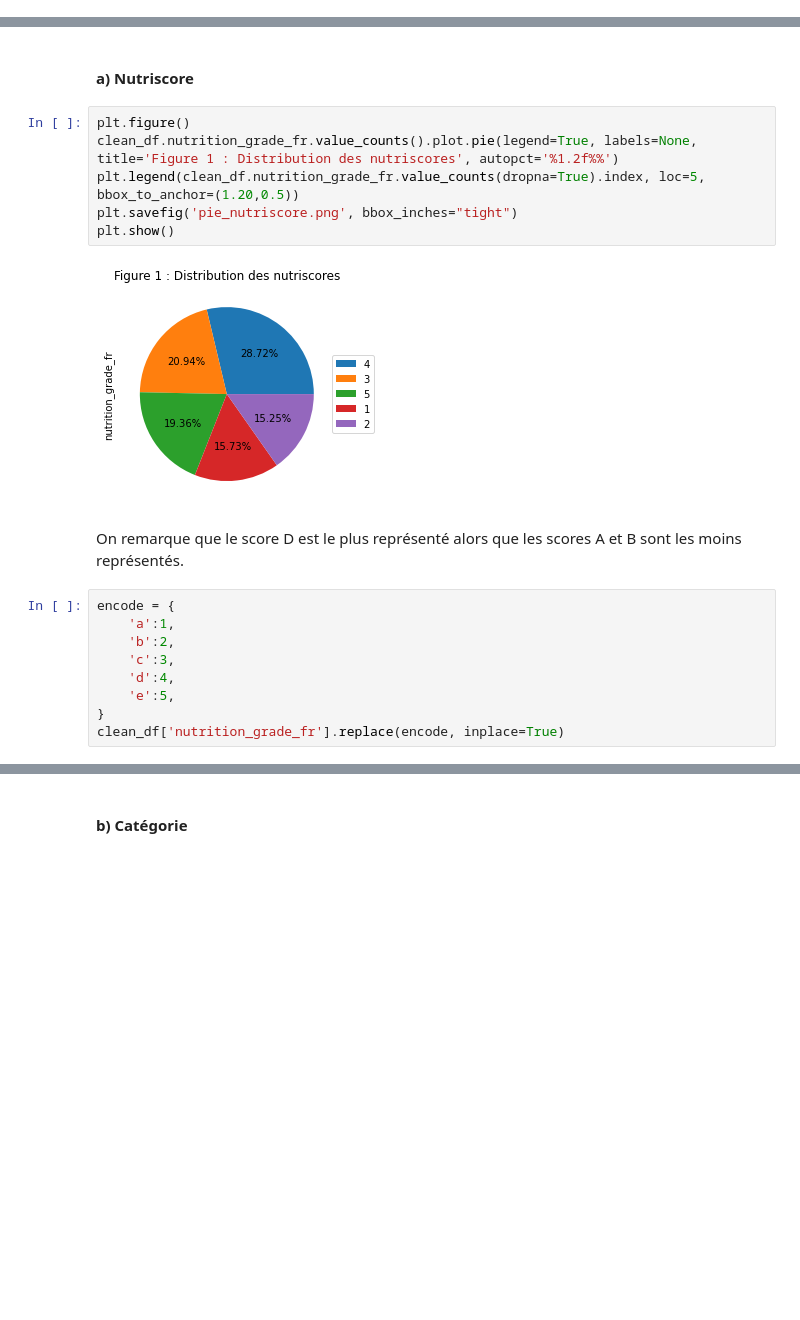
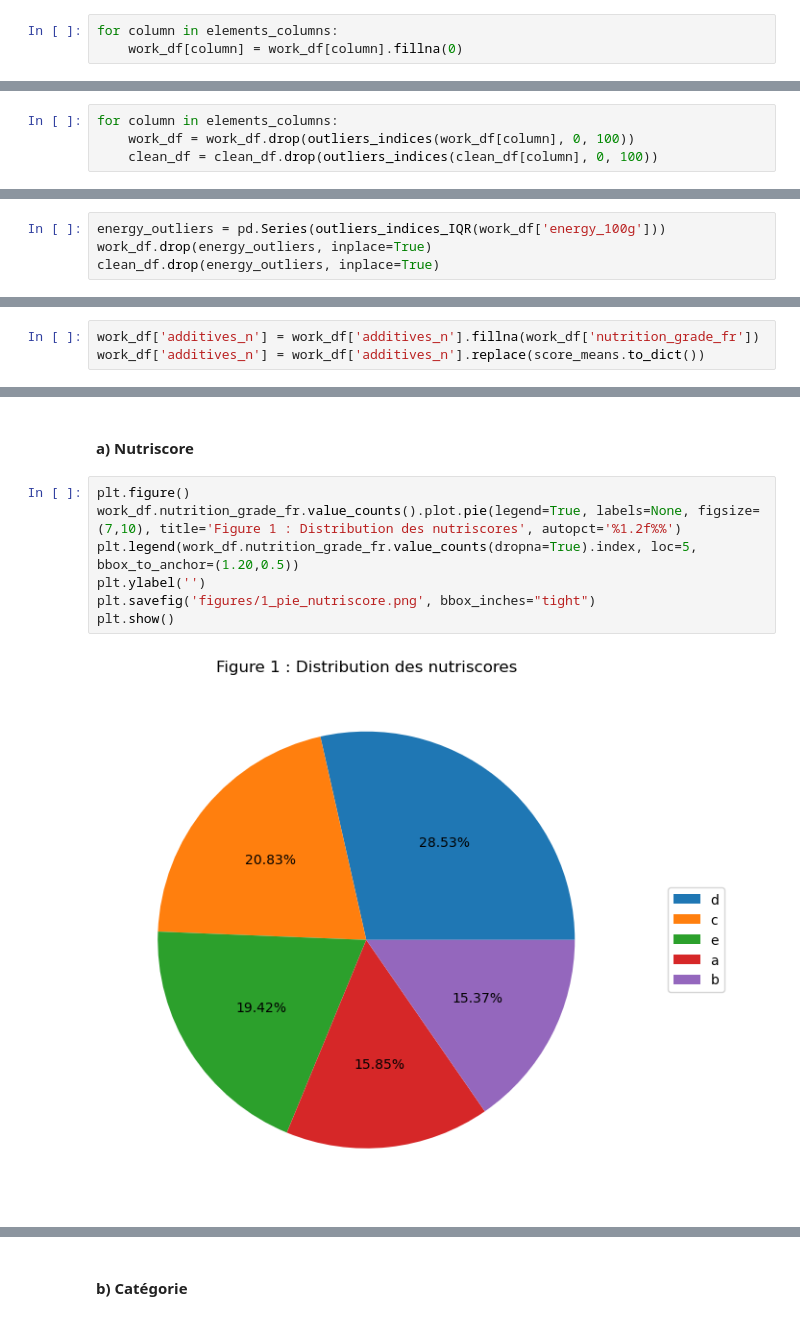
Before and after one commit to rlossec/Health-data-preprocessing, a Jupyter notebook: explore.ipynb, the cells around one changed output, grey strips where cells are left out. Saved outputs shown, nothing was run; the diff lists cells and outputs as text; blank space fills up the shorter version.

```diff
--- a/explore.ipynb
+++ b/explore.ipynb
@@ -1075,0 +1117,3 @@ On convertit les colonnes entières qui ne l'avait pas été fait à cause des N
+# %%
+for column in elements_columns:
+    work_df[column] = work_df[column].fillna(0)
@@ -1075,0 +1215,4 @@ On convertit les colonnes entières qui ne l'avait pas été fait à cause des N
+# %%
+for column in elements_columns:
+    work_df = work_df.drop(outliers_indices(work_df[column], 0, 100))
+    clean_df = clean_df.drop(outliers_indices(clean_df[column], 0, 100))
@@ -1075,0 +1276,4 @@ On convertit les colonnes entières qui ne l'avait pas été fait à cause des N
+# %%
+energy_outliers = pd.Series(outliers_indices_IQR(work_df['energy_100g']))
+work_df.drop(energy_outliers, inplace=True)
+clean_df.drop(energy_outliers, inplace=True)
@@ -1075,0 +1305,3 @@ On convertit les colonnes entières qui ne l'avait pas été fait à cause des N
+# %%
+work_df['additives_n'] = work_df['additives_n'].fillna(work_df['nutrition_grade_fr'])
+work_df['additives_n'] = work_df['additives_n'].replace(score_means.to_dict())
@@ -1077,20 +1361,10 @@ On convertit les colonnes entières qui ne l'avait pas été fait à cause des N
 #### a) Nutriscore
 # %%
 plt.figure()
-clean_df.nutrition_grade_fr.value_counts().plot.pie(legend=True, labels=None, title='Figure 1 : Distribution des nutriscores', autopct='%1.2f%%')
-plt.legend(clean_df.nutrition_grade_fr.value_counts(dropna=True).index, loc=5, bbox_to_anchor=(1.20,0.5))
-plt.savefig('pie_nutriscore.png', bbox_inches="tight")
+work_df.nutrition_grade_fr.value_counts().plot.pie(legend=True, labels=None, figsize=(7,10), title='Figure 1 : Distribution des nutriscores', autopct='%1.2f%%')
+plt.legend(work_df.nutrition_grade_fr.value_counts(dropna=True).index, loc=5, bbox_to_anchor=(1.20,0.5))
+plt.ylabel('')
+plt.savefig('figures/1_pie_nutriscore.png', bbox_inches="tight")
 plt.show()
 # %% [output]
-[figure, old version]
+[figure, new version]
-# %% [markdown]
-On remarque que le score D est le plus représenté alors que les scores A et B sont les moins représentés.
-# %%
-encode = {
-    'a':1,
-    'b':2,
-    'c':3,
-    'd':4,
-    'e':5,
-}
-clean_df['nutrition_grade_fr'].replace(encode, inplace=True)
```
Also changed, not shown: parts of 365 cells of this notebook, 1 other file.
